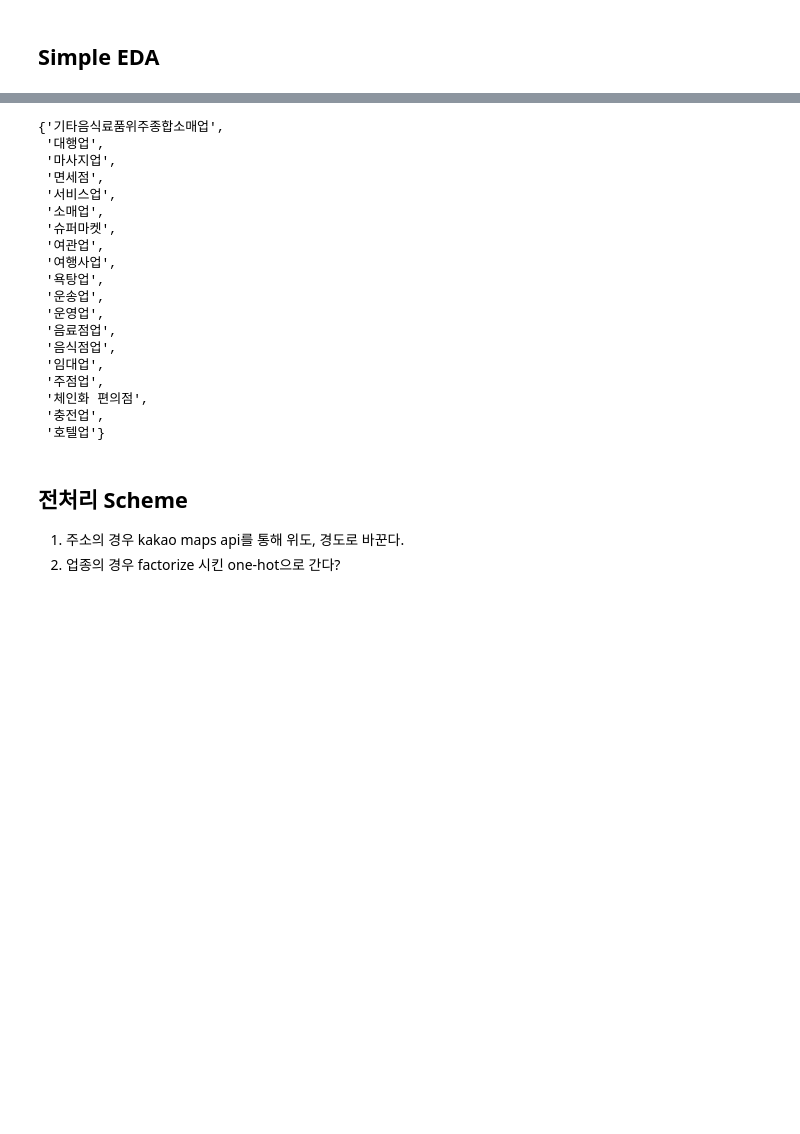
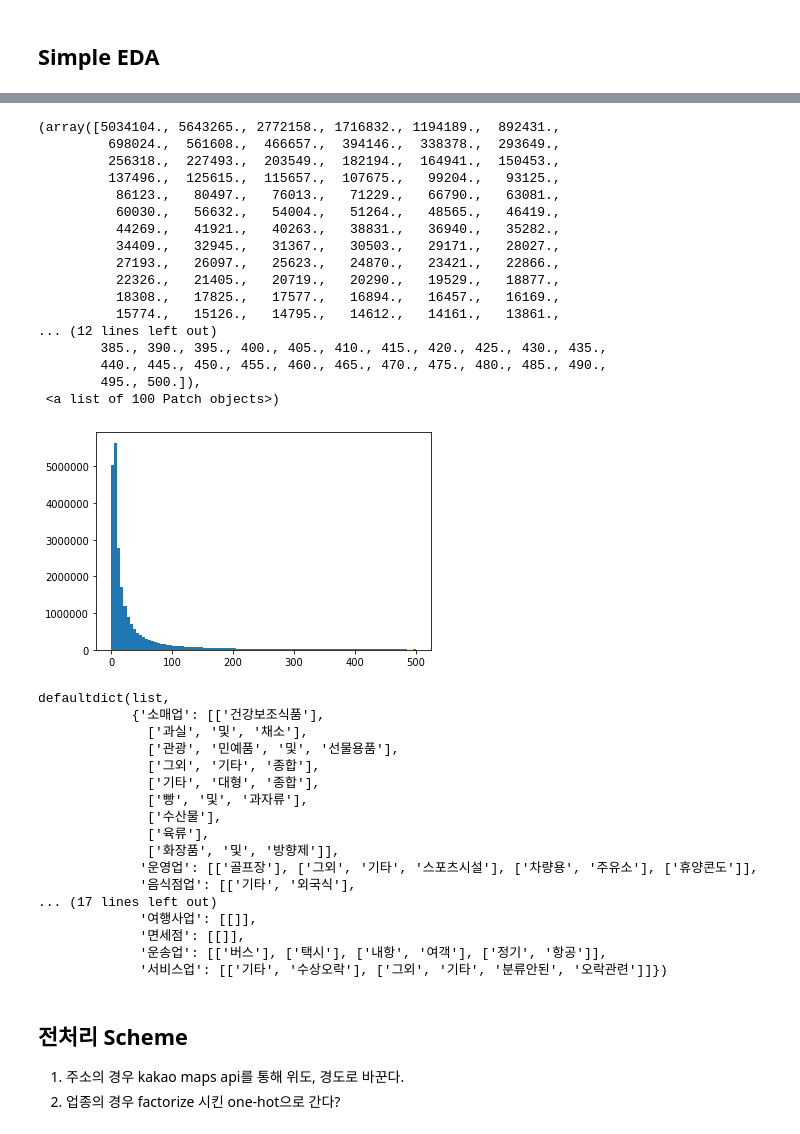
Before and after one commit to dwdsuh/dacon_revenue_prediction, a Jupyter notebook: eda.ipynb, the cells around one changed output, grey strips where cells are left out. Saved outputs shown, nothing was run; the diff lists cells and outputs as text; code cells hidden in the pictures; blank space fills up the shorter version.

```diff
--- a/eda.ipynb
+++ b/eda.ipynb
@@ -26,31 +141,52 @@ store_dict = df["STD_CLSS_NM"].unique()
+# %%
+plt.hist((df["CNT"]), range = [0, 500], bins = 100)
+# %% [output]
+(array([5034104., 5643265., 2772158., 1716832., 1194189.,  892431.,
+         698024.,  561608.,  466657.,  394146.,  338378.,  293649.,
+         256318.,  227493.,  203549.,  182194.,  164941.,  150453.,
+         137496.,  125615.,  115657.,  107675.,   99204.,   93125.,
+          86123.,   80497.,   76013.,   71229.,   66790.,   63081.,
+          60030.,   56632.,   54004.,   51264.,   48565.,   46419.,
+          44269.,   41921.,   40263.,   38831.,   36940.,   35282.,
+          34409.,   32945.,   31367.,   30503.,   29171.,   28027.,
+          27193.,   26097.,   25623.,   24870.,   23421.,   22866.,
+          22326.,   21405.,   20719.,   20290.,   19529.,   18877.,
+          18308.,   17825.,   17577.,   16894.,   16457.,   16169.,
+          15774.,   15126.,   14795.,   14612.,   14161.,   13861.,
+... (12 lines left out)
+        385., 390., 395., 400., 405., 410., 415., 420., 425., 430., 435.,
+        440., 445., 450., 455., 460., 465., 470., 475., 480., 485., 490.,
+        495., 500.]),
+ <a list of 100 Patch objects>)
+[figure, added]
 # %%
-upjong = set()
+from collections import defaultdict
+upjong = defaultdict(list)
 for i in store_dict:
     if i.endswith("업"):
-        upjong.add(i.split()[-1])
+        upjong[i.split()[-1]].append(i.split()[:-1])
+        #upjong.add(i.split()[-1])
     else:
-        upjong.add(i)
+        upjong[i.split()[-1]].append([])
 upjong
 # %% [output]
-{'기타음식료품위주종합소매업',
- '대행업',
- '마사지업',
- '면세점',
- '서비스업',
- '소매업',
- '슈퍼마켓',
- '여관업',
- '여행사업',
- '욕탕업',
- '운송업',
- '운영업',
- '음료점업',
- '음식점업',
- '임대업',
- '주점업',
- '체인화 편의점',
- '충전업',
- '호텔업'}
+defaultdict(list,
+            {'소매업': [['건강보조식품'],
+              ['과실', '및', '채소'],
+              ['관광', '민예품', '및', '선물용품'],
+              ['그외', '기타', '종합'],
+              ['기타', '대형', '종합'],
+              ['빵', '및', '과자류'],
+              ['수산물'],
+              ['육류'],
+              ['화장품', '및', '방향제']],
+             '운영업': [['골프장'], ['그외', '기타', '스포츠시설'], ['차량용', '주유소'], ['휴양콘도']],
+             '음식점업': [['기타', '외국식'],
+... (17 lines left out)
+             '여행사업': [[]],
+             '면세점': [[]],
+             '운송업': [['버스'], ['택시'], ['내항', '여객'], ['정기', '항공']],
+             '서비스업': [['기타', '수상오락'], ['그외', '기타', '분류안된', '오락관련']]})
 # %% [markdown]
 ## 전처리 Scheme
 1. 주소의 경우 kakao maps api를 통해 위도, 경도로 바꾼다.
```
Also changed, not shown: parts of 17 cells of this notebook, 1 other file.
